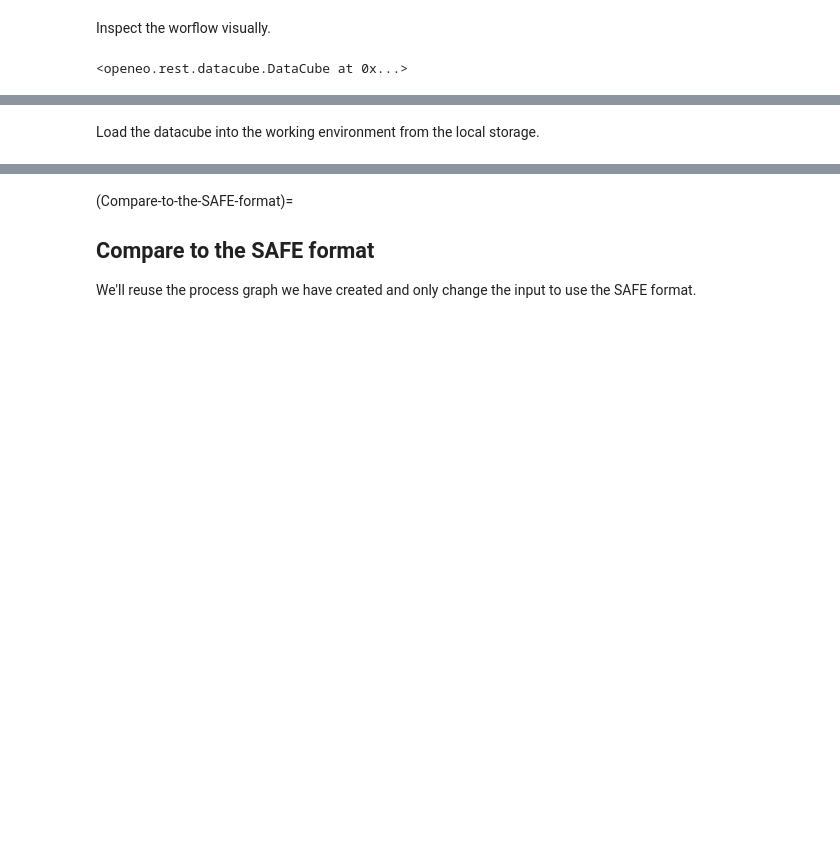
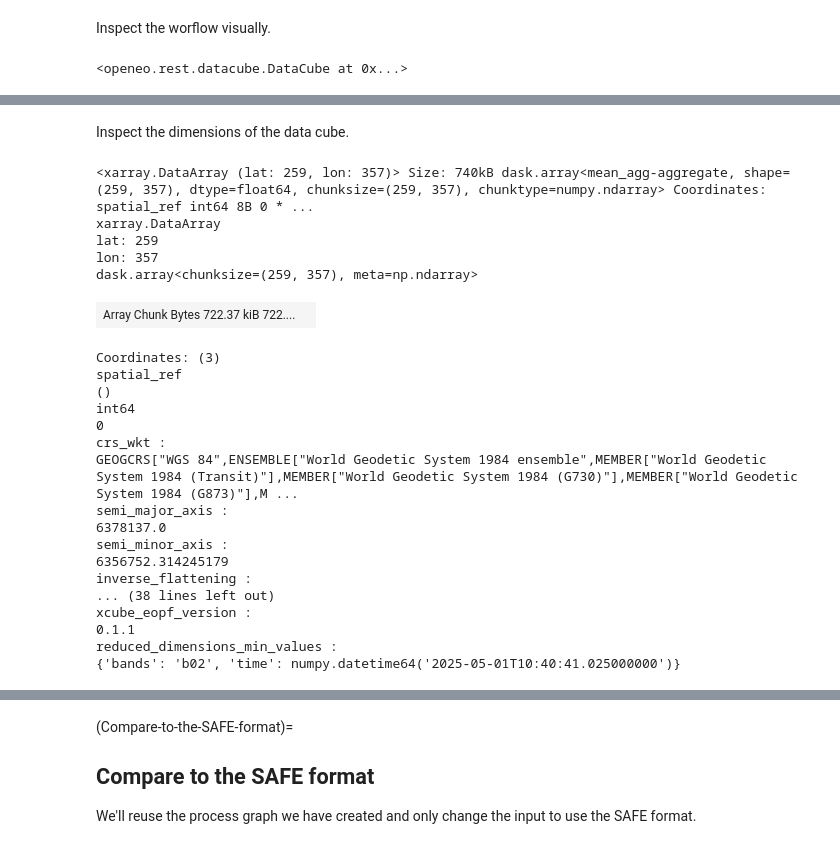
Before and after one commit to pixalytics-ltd/eopf-sample-notebooks, a Jupyter notebook: notebooks/Sentinel-2/eopf_openeo_stac.ipynb, the cells around one changed output, grey strips where cells are left out. Saved outputs shown, nothing was run; the diff lists cells and outputs as text; code cells hidden in the pictures; blank space fills up the shorter version.

```diff
--- a/notebooks/Sentinel-2/eopf_openeo_stac.ipynb
+++ b/notebooks/Sentinel-2/eopf_openeo_stac.ipynb
@@ -148,2 +162,28 @@ OpenEoApiError: [500] Internal: load_stac: Error when constructing datacube from
-# %% [markdown]
-Load the datacube into the working environment from the local storage.
+# %% [markdown]
+Inspect the dimensions of the data cube.
+# %%
+res
+# %% [output]
+<xarray.DataArray (lat: 259, lon: 357)> Size: 740kB dask.array<mean_agg-aggregate, shape=(259, 357), dtype=float64, chunksize=(259, 357), chunktype=numpy.ndarray> Coordinates: spatial_ref int64 8B 0 * ...
+xarray.DataArray
+lat: 259
+lon: 357
+dask.array<chunksize=(259, 357), meta=np.ndarray>
+| Array Chunk Bytes 722.37 kiB 722.... |  |
+Coordinates: (3)
+spatial_ref
+()
+int64
+0
+crs_wkt :
+GEOGCRS["WGS 84",ENSEMBLE["World Geodetic System 1984 ensemble",MEMBER["World Geodetic System 1984 (Transit)"],MEMBER["World Geodetic System 1984 (G730)"],MEMBER["World Geodetic System 1984 (G873)"],M ...
+semi_major_axis :
+6378137.0
+semi_minor_axis :
+6356752.314245179
+inverse_flattening :
+... (38 lines left out)
+xcube_eopf_version :
+0.1.1
+reduced_dimensions_min_values :
+{'bands': 'b02', 'time': numpy.datetime64('2025-05-01T10:40:41.025000000')}
```
Also changed, not shown: parts of 48 cells of this notebook.
